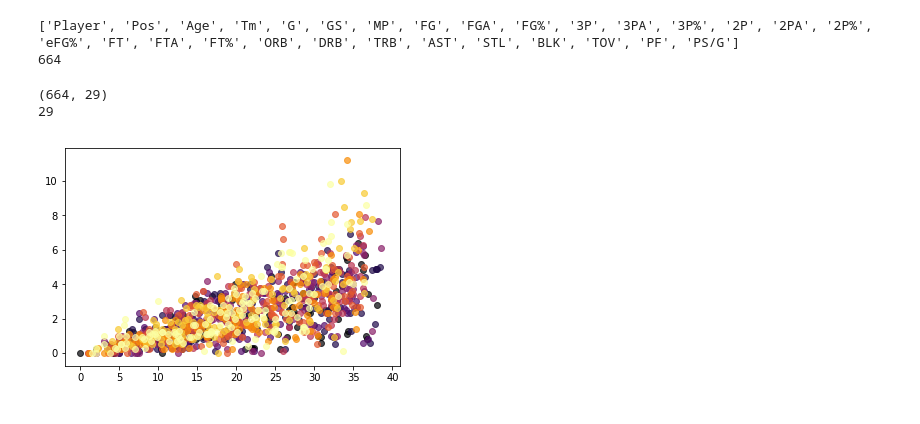
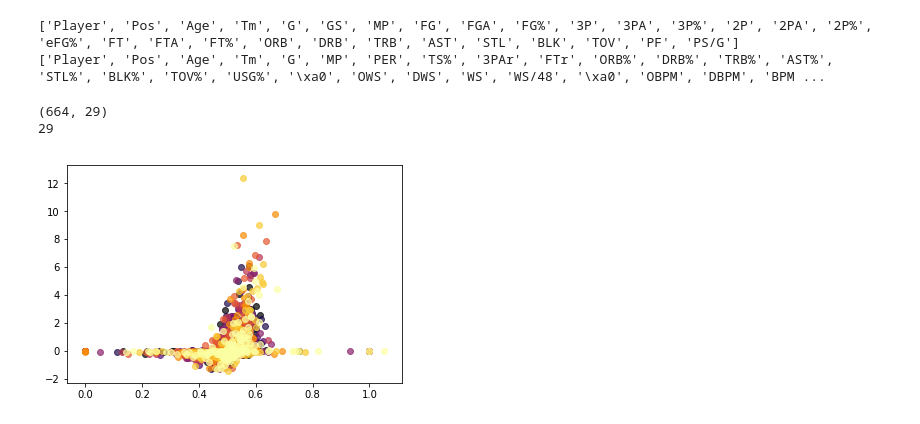
Before and after one commit to rohannramesh/Basketball_predictions, a Jupyter notebook: get_yearly_data.ipynb, the cells around one changed output. Cells and saved outputs as stored; diff of their text form; code cells hidden in the pictures.

Commit message:
Added advanced stats dataFrames

```diff
--- a/get_yearly_data.ipynb
+++ b/get_yearly_data.ipynb
@@ -5,13 +5,31 @@ from bs4 import BeautifulSoup
 years_to_grab = range(2010,2019)
 
 html_format = 'https://www.basketball-reference.com/leagues/NBA_2012_per_game.html'
+advanced_stats = 'https://www.basketball-reference.com/leagues/NBA_2012_advanced.html'
 
 # iterate through each year
 all_soups = {}
+all_adv_soups = {}
 for curr_year in years_to_grab:
     # to iterate through each year just replace the year from above
     curr_html = html_format.replace("2012", str(curr_year))
+    curr_html_advance = advanced_stats.replace("2012", str(curr_year))
     # get data from proper page  and store in all_soups
     page = requests.get(curr_html)
     all_soups[str(curr_year)] = BeautifulSoup(page.text,'lxml')
+    page_adv = requests.get(curr_html_advance)
+    all_adv_soups[str(curr_year)] = BeautifulSoup(page_adv.text,'lxml')
+# %%
+# For each year lets extract the data and respective headers
+yearly_data = {}
+yearly_data_adv = {}
+yearly_headers = {}
+yearly_headers_adv = {}
+for curr_year in years_to_grab:
+    (yearly_data[str(curr_year)],headers) = get_data_table(all_soups[str(curr_year)])
+    (yearly_data_adv[str(curr_year)],headers_adv) = get_data_table(all_adv_soups[str(curr_year)])
+    headers.remove('Rk')
+    headers_adv.remove('Rk')
+    yearly_headers[str(curr_year)] = headers
+    yearly_headers_adv[str(curr_year)] = headers_adv
 # %%
@@ -146,12 +144,12 @@ def get_stats_player(dataset,headers,year,stat="all",name="all",pos='all'):
 # test = get_stats_player(all_data,all_headers,2018,stat="all",name="Alex Abrines")
 # test = get_stats_player(all_data,all_headers,2018,stat="3P%",pos="PF")
 # test2 = get_stats_player(all_data,all_headers,2018,stat="PS/G",pos="PF")
-test = get_stats_player(all_data,all_headers,2018,stat="Player")
+test = get_stats_player(yearly_data,yearly_headers,2018,stat="Player")
 print(headers)
-print(len(test))
+print(yearly_headers_adv['2012'])
 # %% [output]
 ['Player', 'Pos', 'Age', 'Tm', 'G', 'GS', 'MP', 'FG', 'FGA', 'FG%', '3P', '3PA', '3P%', '2P', '2PA', '2P%', 'eFG%', 'FT', 'FTA', 'FT%', 'ORB', 'DRB', 'TRB', 'AST', 'STL', 'BLK', 'TOV', 'PF', 'PS/G']
-664
+['Player', 'Pos', 'Age', 'Tm', 'G', 'MP', 'PER', 'TS%', '3PAr', 'FTr', 'ORB%', 'DRB%', 'TRB%', 'AST%', 'STL%', 'BLK%', 'TOV%', 'USG%', '\xa0', 'OWS', 'DWS', 'WS', 'WS/48', '\xa0', 'OBPM', 'DBPM', 'BPM ...
 # %%
 # for saving
 import json
@@ -163,21 +161,23 @@ f.close()
 # %%
 import matplotlib.pyplot as plt
 %matplotlib inline
 import time
 cm = plt.get_cmap('inferno',len(range(2010,2019)))
-print(np.shape(all_data['2018']))
+print(np.shape(yearly_data['2018']))
 print(len(headers))
 idx = 0
 for curr_year in range(2010,2019):
-    curr_stat = get_stats_player(all_data,all_headers,curr_year,stat="3PA",pos="PG")
-    curr_stat2 = get_stats_player(all_data,all_headers,curr_year,stat="MP",pos="PG")
+    curr_stat = get_stats_player(yearly_data_adv,yearly_headers_adv,curr_year,stat="VORP",pos="PG")
+    curr_stat2 = get_stats_player(yearly_data_adv,yearly_headers_adv,curr_year,stat="TS%",pos="PG")
+#     curr_stat = get_stats_player(yearly_data,yearly_headers,curr_year,stat="3PA",pos="PG")
+#     curr_stat2 = get_stats_player(yearly_data,yearly_headers,curr_year,stat="MP",pos="PG")
 #     plt.hist(curr_stat,bins=20,color=cm.colors[idx])
     plt.scatter(curr_stat2,curr_stat,c=cm.colors[idx],alpha=0.7)
     idx+=1
 
 
 plt.show()
 # %% [output]
 (664, 29)
 29
-[figure, old version]
+[figure, new version]
```
Also changed, not shown: parts of 7 cells of this notebook.
